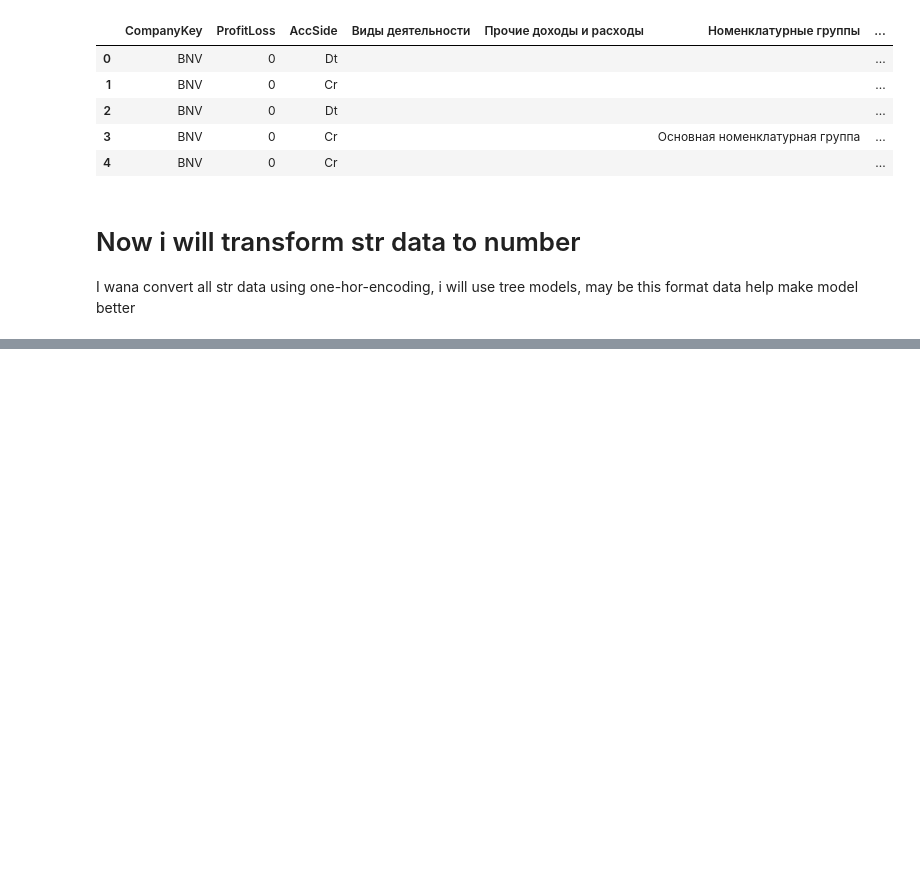
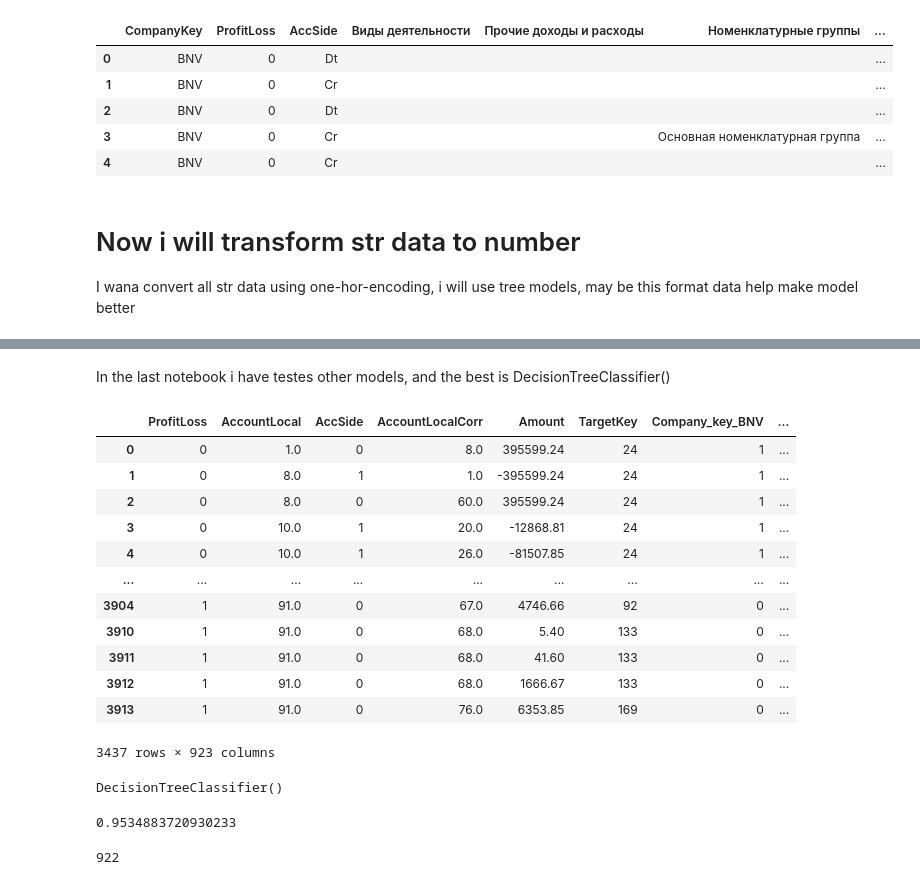
Before and after one commit to VladimirKrutko/SQL-ml, a Jupyter notebook: model.ipynb, the cells around one changed output, grey strips where cells are left out. Drawn from its saved outputs; the diff is of its cells as text; code cells hidden in the pictures; blank space fills up the shorter version.

```diff
--- a/model.ipynb
+++ b/model.ipynb
@@ -239,0 +182,8 @@ AttributeError: 'Series' object has no attribute 'sorted'
+# %%
+target_ser =train_data.TargetKey.value_counts()
+# %%
+df_target = pd.DataFrame(target_ser)
+# %%
+nes_target = df_target[df_target.TargetKey>5].index.values
+# %%
+train_data  =train_data.loc[train_data.TargetKey.isin( nes_target),:]
@@ -239,0 +205,2 @@ AttributeError: 'Series' object has no attribute 'sorted'
+# %% [markdown]
+In the last notebook i have testes other models, and the best is DecisionTreeClassifier()
@@ -239,0 +209,24 @@ AttributeError: 'Series' object has no attribute 'sorted'
+# %%
+train_data
+# %% [output]
+|  | ProfitLoss | AccountLocal | AccSide | AccountLocalCorr | Amount | TargetKey | Company_key_BNV | ... |
+| 0 | 0 | 1.0 | 0 | 8.0 | 395599.24 | 24 | 1 | ... |
+| 1 | 0 | 8.0 | 1 | 1.0 | -395599.24 | 24 | 1 | ... |
+| 2 | 0 | 8.0 | 0 | 60.0 | 395599.24 | 24 | 1 | ... |
+| 3 | 0 | 10.0 | 1 | 20.0 | -12868.81 | 24 | 1 | ... |
+| 4 | 0 | 10.0 | 1 | 26.0 | -81507.85 | 24 | 1 | ... |
+| ... | ... | ... | ... | ... | ... | ... | ... | ... |
+| 3904 | 1 | 91.0 | 0 | 67.0 | 4746.66 | 92 | 0 | ... |
+| 3910 | 1 | 91.0 | 0 | 68.0 | 5.40 | 133 | 0 | ... |
+| 3911 | 1 | 91.0 | 0 | 68.0 | 41.60 | 133 | 0 | ... |
+| 3912 | 1 | 91.0 | 0 | 68.0 | 1666.67 | 133 | 0 | ... |
+| 3913 | 1 | 91.0 | 0 | 76.0 | 6353.85 | 169 | 0 | ... |
+3437 rows × 923 columns
+# %%
+dec_tree.fit(X_train, y_train)
+# %% [output]
+DecisionTreeClassifier()
+# %%
+dec_tree.score(X_test, y_test)
+# %% [output]
+0.9534883720930233
@@ -239,0 +235,4 @@ AttributeError: 'Series' object has no attribute 'sorted'
+# %%
+len(feature_imp)
+# %% [output]
+922
```
Also changed, not shown: parts of 101 cells of this notebook.
